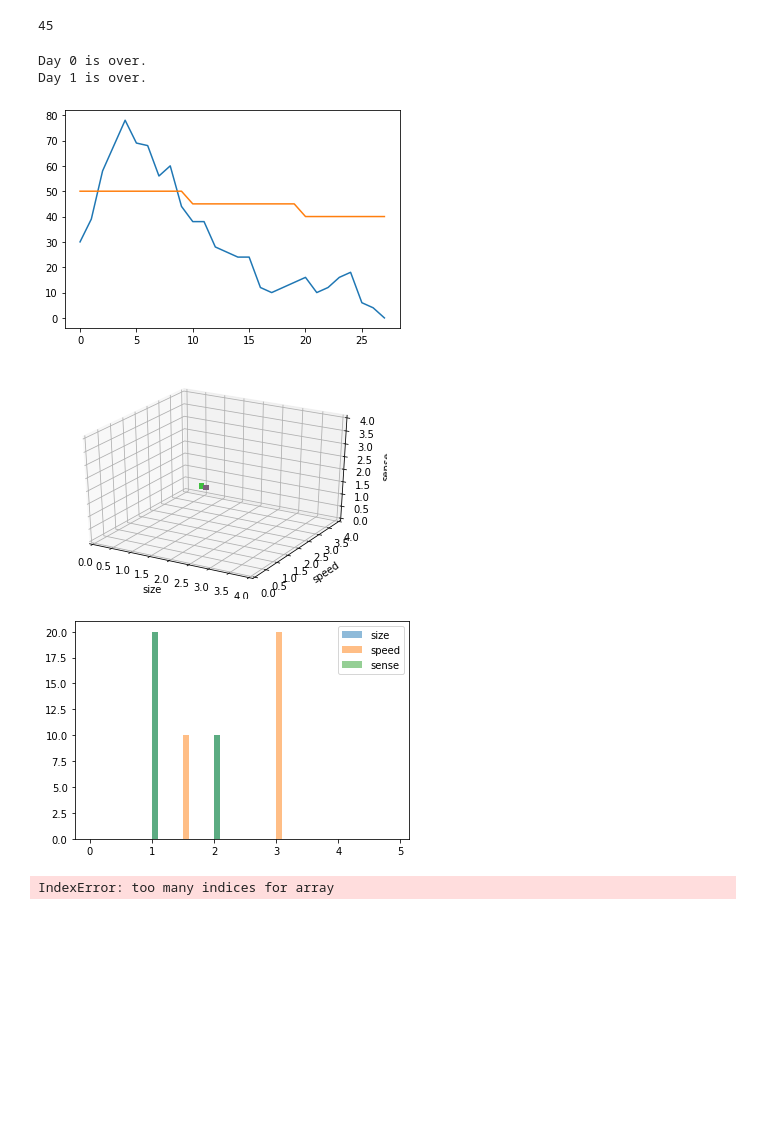
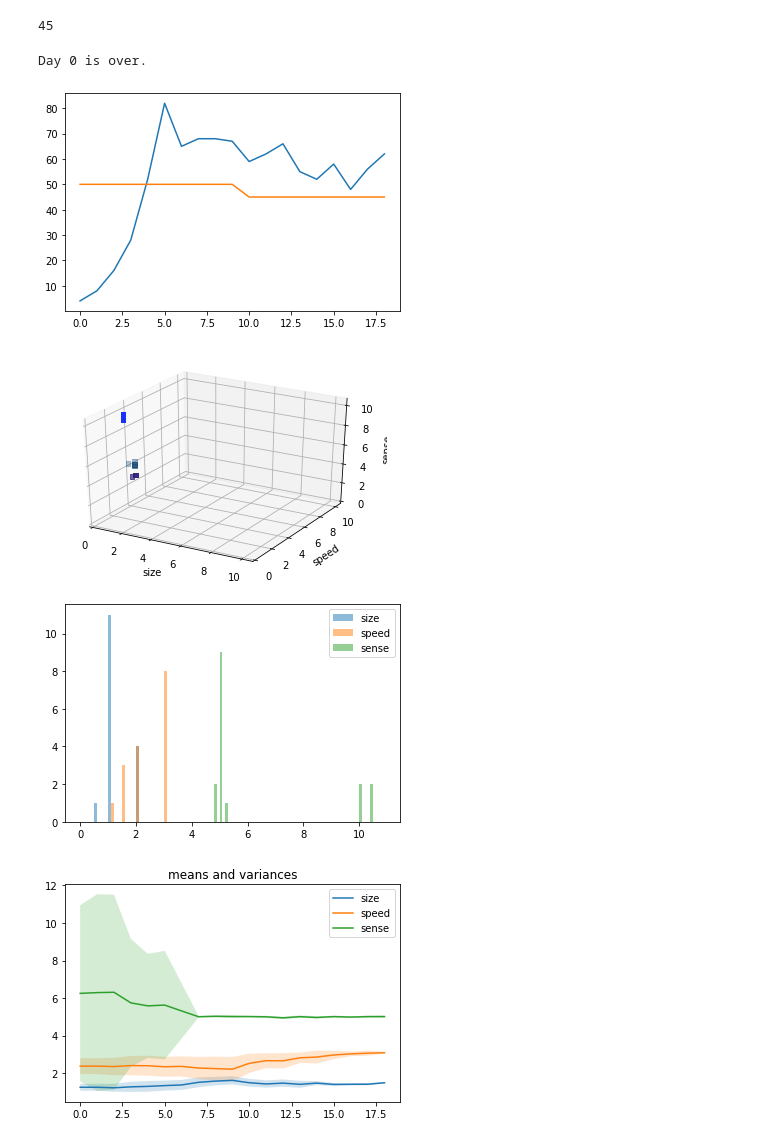
Before and after one commit to hottens/ModelingSimulation, a Jupyter notebook: organisms and simulation.ipynb, the cells around one changed output. Drawn from its saved outputs; the diff is of its cells as text; code cells hidden in the pictures; blank space fills up the shorter version.

```diff
--- a/organisms and simulation.ipynb
+++ b/organisms and simulation.ipynb
@@ -23,7 +23,7 @@ class State(enum.Enum):
 
 class Organism(Object):
     PREDATOR_PREY_RATIO = 1.6
-    SENSE_FACTOR = 2
+    SENSE_FACTOR = 1
     color = (255, 255, 255)
     food_found = 0
     state = State.FIND_FOOD
@@ -47,15 +47,12 @@ class Organism(Object):
         self.speed = speed
         self.sense = sense
 
-        self.max_w = max_w-1
-        self.max_h = max_h-1
+        self.max_w = max_w
+        self.max_h = max_h
 
-        a2 = random.random()
-        b2 = 1-a2
-        a = np.sqrt(a2) * (2*(0.5>random.random())-1)
-        b = np.sqrt(b2) * (2*(0.5>random.random())-1)
+        direction = [np.random.uniform(-1,1), np.random.uniform(-1,1)]
 
-        self.direction = np.array([1, 0])
+        self.direction = direction/np.linalg.norm(direction)
 
 
     def energy_cost(self):
@@ -174,12 +171,8 @@ SCREEN_WIDTH, SCREEN_HEIGHT = 800,600
 ENV_WIDTH, ENV_HEIGHT = 100, 80
 
 BACK_COLOR = (100, 100, 100)
-BLOCK_COLOR = (200, 200, 200)
-MAZE_COLOR = (255, 255, 255)
-UNVISITED_COLOR = (200, 200, 200)
 
-
-BLOCK_SIZE = 5  # Pixel size/Wall thickness
+BLOCK_SIZE = 5  # Pixel size
 
 ENV_WIDTH_PX = BLOCK_SIZE * ENV_WIDTH
 ENV_HEIGHT_PX = BLOCK_SIZE * ENV_HEIGHT
@@ -189,7 +182,11 @@ MINUTES_PER_DAY = 100
 DAY_ENERGY = 25*MINUTES_PER_DAY
 REMOVE_EXCESS_FOOD = True
 
-INITIAL_POPULATION_COMPOSITION = [(20, (1, 3, 1)), (10, (2, 1.5, 2))]
+INITIAL_POPULATION_COMPOSITION = [
+    (2, (1, 3, 5)),
+    (1, (2, 1.5, 5)),
+    (1, (1, 2, 10))
+]
 
 FOOD_INITIAL_AMOUNT = 50
 FOOD_DECREASE = True
@@ -281,7 +278,7 @@ def do_one_step(env, m):
                         o.state = State.GO_BACK
                     break
 
-        pos = o.get_coordinates()%np.array([ENV_WIDTH-1, ENV_HEIGHT-1])
+        pos = o.get_coordinates()%np.array([ENV_WIDTH+1, ENV_HEIGHT+1])
         #min(max(x,0),ENV_WIDTH-1)
         #min(max(y,0), ENV_HEIGHT-1)
         o.position = pos
@@ -404,7 +401,6 @@ def run_simulation(num_days=None, display=True):
 stats = run_simulation(display=True)
 # %% [output]
 Day 0 is over.
-Day 1 is over.
 # %%
 %matplotlib inline
 #%matplotlib notebook
@@ -417,7 +413,7 @@ plt.plot(np.arange(0,len(stats["food"])), stats["food"])
 plt.show()
 
 #print(len(stats["attributes"]))
-atts = np.array(stats["attributes"][0])#[len(stats["attributes"])-2])
+atts = np.array(stats["attributes"][2])#[len(stats["attributes"])-2])
 
 si = atts[:,0]
 sp = atts[:,1]
@@ -439,34 +435,34 @@ plt.show()
 bin_size = 0.1
 bins = np.arange(0,np.ceil(max_attr), bin_size)
 hist_si, edges = np.histogram(si, bins=bins)
 hist_sp, edges = np.histogram(sp, bins=bins)
 hist_se, edges = np.histogram(se, bins=bins)
 fig = plt.figure()
 plt.bar(bins[:-1], hist_si, width=bin_size, align='edge', alpha=.5)
 plt.bar(bins[:-1], hist_sp, width=bin_size, align='edge', alpha=.5)
 plt.bar(bins[:-1], hist_se, width=bin_size, align='edge', alpha=.5)
 plt.legend(["size", "speed", "sense"])
 plt.show()
 
 #print([atts.shape for atts in stats["attributes"]])
 means = np.array([[np.mean(np.array(atts)[:,0]), np.mean(np.array(atts)[:,1]), np.mean(np.array(atts)[:,2])] if len(atts) > 1 else atts[0,:] for atts in stats["attributes"]])
 variances =  np.array([[np.var(np.array(atts)[:,0]),  np.var(np.array(atts)[:,1]),  np.var(np.array(atts)[:,2])] if len(atts) > 1 else [0, 0, 0] for atts in stats["attributes"]])
 
 fig = plt.figure()
 plt.plot(np.arange(0,len(means)), means[:,0])
 plt.fill_between(np.arange(0,len(means)),means[:,0]-variances[:,0],means[:,0]+variances[:,0],alpha=.2)
 
 plt.plot(np.arange(0,len(means)), means[:,1])
 plt.fill_between(np.arange(0,len(means)),means[:,1]-variances[:,1],means[:,1]+variances[:,1],alpha=.2)
 
 plt.plot(np.arange(0,len(means)), means[:,2])
 plt.fill_between(np.arange(0,len(means)),means[:,2]-variances[:,2],means[:,2]+variances[:,2],alpha=.2)
 
 plt.legend(["size", "speed", "sense"])
 plt.title("means and variances")
 plt.show()
 # %% [output]
-[figure, old version]
+[figure, new version]
-[figure, old version]
+[figure, new version]
-[figure, old version]
+[figure, new version]
-IndexError: too many indices for array
+[figure, added]
```
Also changed, not shown: parts of 6 cells of this notebook, 2 other files.
